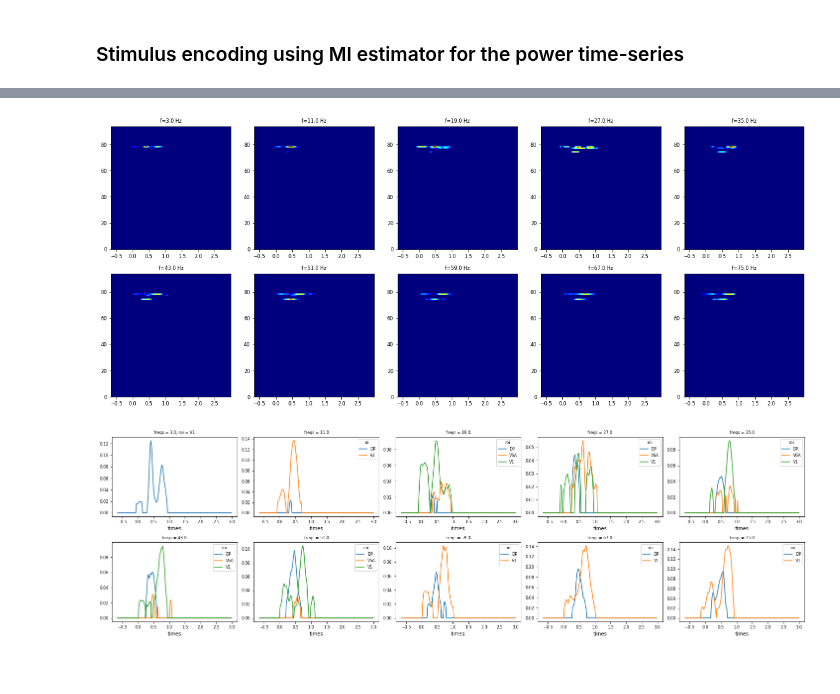
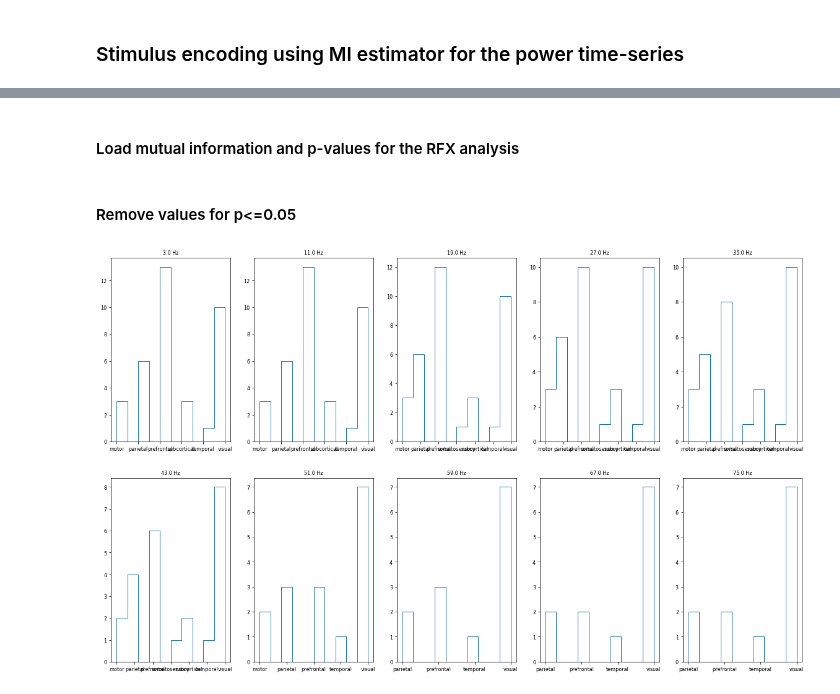
Before and after one commit to ViniciusLima94/GrayData-Analysis, a Jupyter notebook: notebooks/6.3. Stimulus encoding analysis - power.ipynb, the cells around one changed output, grey strips where cells are left out. Cells and saved outputs as stored; diff of their text form; code cells hidden in the pictures; blank space fills up the shorter version.

```diff
--- a/notebooks/6.3. Stimulus encoding analysis - power.ipynb
+++ b/notebooks/6.3. Stimulus encoding analysis - power.ipynb
@@ -155,11 +19,0 @@ plt.show()
-# %%
-plt.figure(figsize=(20,8))
-aux = mi*(pvalues<=0.05)
-for i in range(10):
-    plt.subplot(2,5,i+1)
-    extent=[mi.times.values[0], mi.times.values[-1], 0, mi.sizes["roi"]]
-    plt.imshow(aux.isel(freqs=i).T, aspect="auto", cmap="jet", origin="lower", extent=extent)
-    plt.title(f"f={mi.freqs.values[i]} Hz")
-    #plt.colorbar()
-# %% [output]
-[figure, removed]
@@ -169,0 +20,2 @@ out = mi*(pvalues<=0.05)
+# %% [markdown]
+#### Load mutual information and p-values for the RFX analysis
@@ -170,9 +29,35 @@ out = mi*(pvalues<=0.05)
+# %% [markdown]
+#### Remove values for p<=0.05
+# %%
+# Region to which each channels belongs to
+regions = {'a46D': 'prefrontal', 'a8B':'prefrontal', 'F6':'motor',
+           'a9/46D':'prefrontal', 'a8M':'prefrontal', 'F7':'motor',
+           'a8r':'prefrontal', 'a8L':'prefrontal', 'F2':'motor',
+           'a44':'prefrontal', 'F1':'motor', 'a3':'somatosensory',
+           'a2': 'somatosensory', 'a1': 'somatosensory', 'a7B': 'parietal',
+           'AIP': 'parietal', 'a5': 'parietal', 'TPt': 'parietal',
+           'a7A': 'parietal', 'V4t': 'visual', 'DP': 'visual',
+           'MT': 'visual', 'V6A': 'visual', 'PIP': 'parietal',
+           'V2': 'visual', 'V1': 'visual', 'LIP': 'parietal',
+           'a24c': 'prefrontal', 'STPc': 'temporal', 'SII': 'somatosensory',
+           'VIP': 'parietal', 'Thal': 'subcortical', 'MST': 'visual',
+           'a46V': 'prefrontal', 'Core': 'auditory', 'Putamen': 'subcortical',
+           'Ins': 'temporal', 'Caudate': 'subcortical', 'a7op': 'parietal',
+           'MB': 'subcortical', 'a23': 'parietal', 'a32': 'prefrontal',
+           'FST': 'visual', 'MIP': 'parietal', 'Claustrum': 'subcortical',
+           'a13': 'prefrontal', 'OPRO': 'prefrontal', 'V4': 'visual',
+           'V3': 'visual', 'PBr': 'auditory', 'a11': 'prefrontal',
+           'a45B': 'prefrontal', 'a45A': 'prefrontal', 'a24D': 'prefrontal',
+           'a14': 'prefrontal', 'a12': 'prefrontal', 'a9/46V': 'prefrontal'}
 # %%
-plt.figure(figsize=(20,6))
-for i in range(10):
-    plt.subplot(2,5,i+1)
-    idx = out.isel(freqs=i).sum("times")>0
-    out.isel(freqs=i,roi=idx).plot(x="times", hue="roi");
-plt.tight_layout()
+plt.figure(figsize=(20, 12))
+for i in range(n_freqs):
+    plt.subplot(2, 5, i+1)
+    # Channels with siginificant MI
+    idx = mi_sig.isel(freqs=i).sum("times") > 0
+    rois = mi_sig.isel(freqs=i).roi.values[idx]
+    areas = np.sort( [regions.get(key) for key in rois] )
+    plt.hist(areas, lw=1, histtype='step', fill=False, label=None)
+    plt.title(f"{mi_sig.freqs.values[i]} Hz")
 # %% [output]
-[figure, old version]
+[figure, new version]
```
Also changed, not shown: parts of 20 cells of this notebook.
